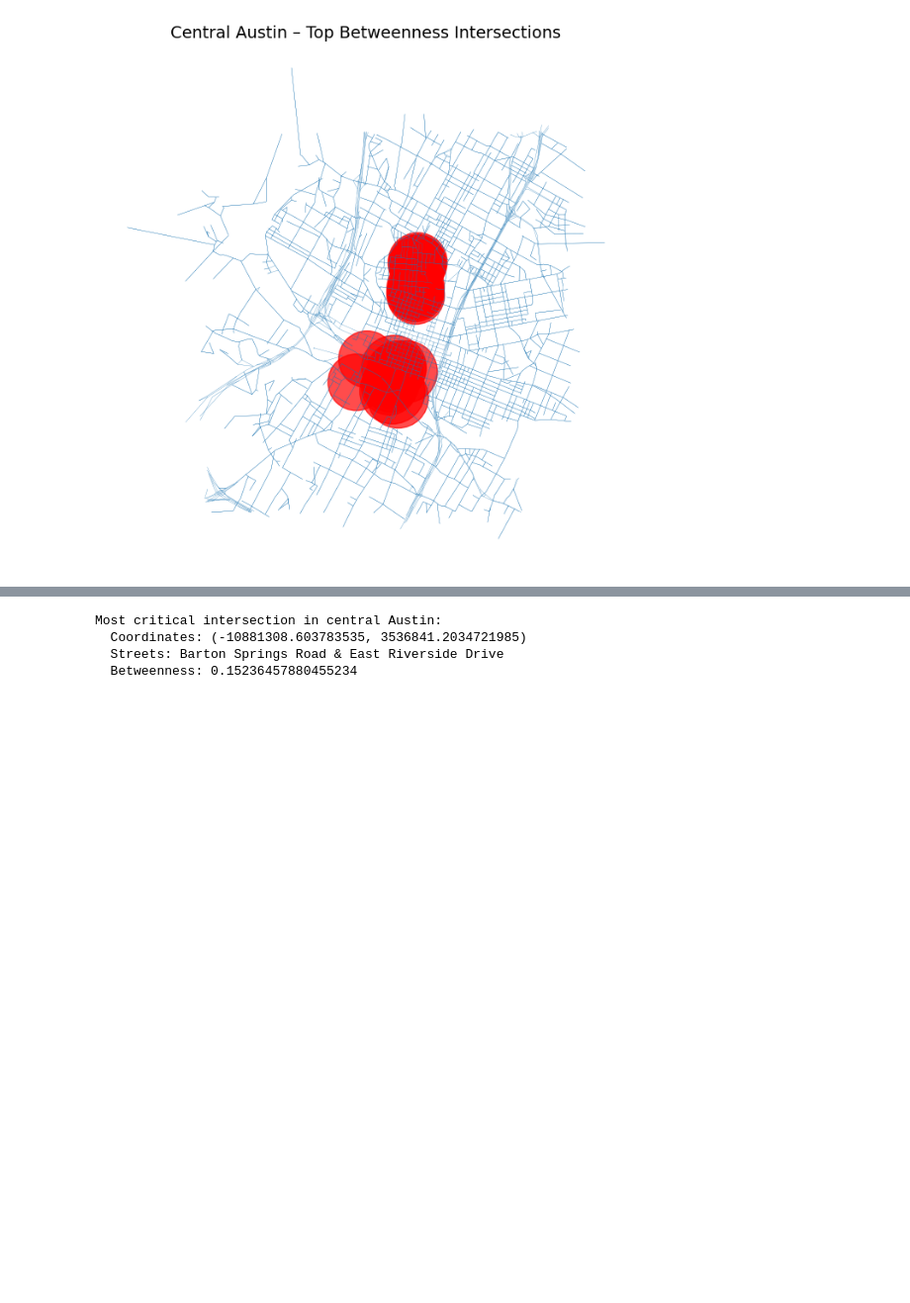
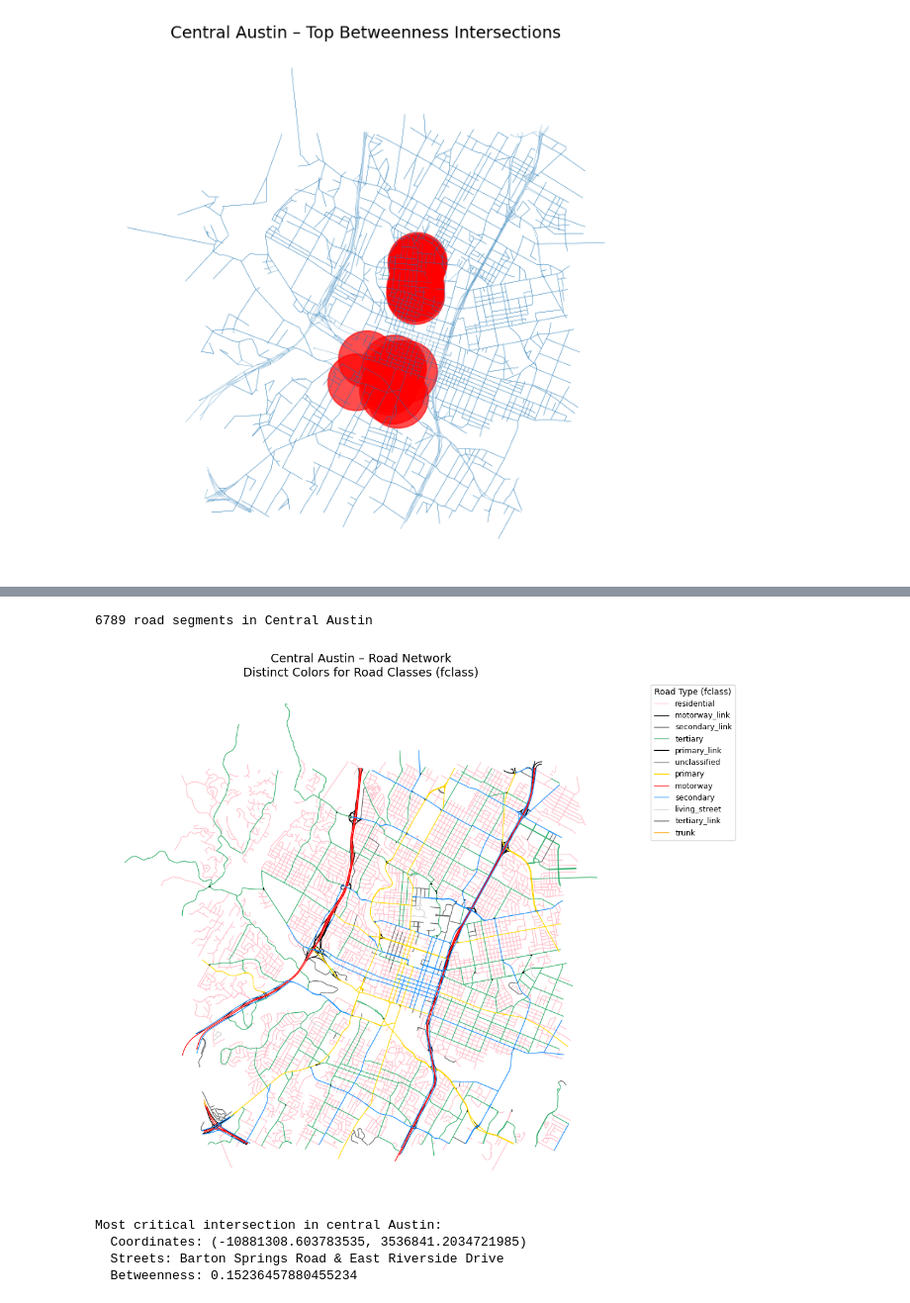
Before and after one commit to lauren-fuller/STAT-636-Texas-Roads, a Jupyter notebook: STAT_636_Final.ipynb, the cells around one changed output, grey strips where cells are left out. Shown at 99% size. Cells and saved outputs as stored; diff of their text form; code cells hidden in the pictures; blank space fills up the shorter version.

```diff
--- a/STAT_636_Final.ipynb
+++ b/STAT_636_Final.ipynb
@@ -1145,3 +244,76 @@ plt.show()
+# %%
+from matplotlib import pyplot as plt
+
+# --- Central Austin bounding box (you already defined this) ---
+austin_bbox = BBOX_AUSTIN  # (-97.8, -97.7, 30.23, 30.32)
+
+# roads_a is already filtered to that bbox and backbone_classes.
+print(len(roads_a), "road segments in Central Austin")
+
+# Project to 3857 for plotting
+austin_proj = roads_a.to_crs(epsg=3857)
+
+# CUSTOM color palette (same style as Leander)
+color_map = {
+    "motorway": "red",
+    "trunk": "orange",
+    "primary": "gold",
+    "secondary": "dodgerblue",
+    "tertiary": "mediumseagreen",
+
+    # Minor roads
+    "residential": "pink",
+    "unclassified": "dimgray",
+    "living_street": "lightgray",
+    "service": "lightgray",
+
+    # Tracks (may or may not appear in Austin bbox)
+    "track": "saddlebrown",
+    "track_grade1": "saddlebrown",
+    "track_grade2": "sienna",
+    "track_grade3": "peru",
+    "track_grade4": "tan",
+    "track_grade5": "wheat",
+
+    # Walking/bike
+    "cycleway": "purple",
+    "footway": "forestgreen",
+    "path": "darkgreen",
+    "bridleway": "darkcyan",
+}
+
+# fallback color if type not in dict
+default_color = "black"
+
+# Determine unique road classes actually present in Austin
+road_types = austin_proj["fclass"].unique()
+
+# Plot
+fig, ax = plt.subplots(figsize=(11, 11))
+
+for rtype in road_types:
+    subset = austin_proj[austin_proj["fclass"] == rtype]
+    clr = color_map.get(rtype, default_color)
+    subset.plot(ax=ax, color=clr, linewidth=0.9, label=rtype)
+
+ax.set_title(
+    "Central Austin – Road Network\nDistinct Colors for Road Classes (fclass)",
+    fontsize=14
+)
+ax.set_axis_off()
+
+# Legend outside the map
+ax.legend(
+    title="Road Type (fclass)",
+    loc="upper left",
+    bbox_to_anchor=(1.05, 1),
+    fontsize=9
+)
+
+plt.show()
+# %% [output]
+6789 road segments in Central Austin
+[figure, added]
 # %%
 # name column (could be 'name' or 'name_left')
 name_col = "name" if "name" in roads_3857.columns else "name_left"
```
Also changed, not shown: parts of 62 cells of this notebook.
